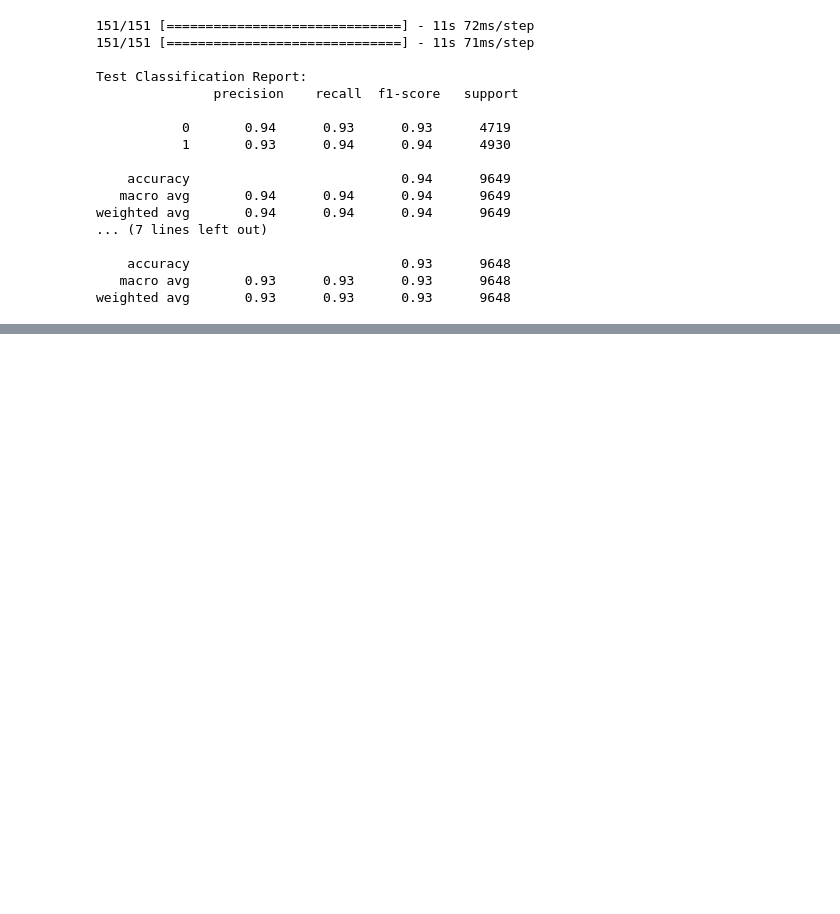
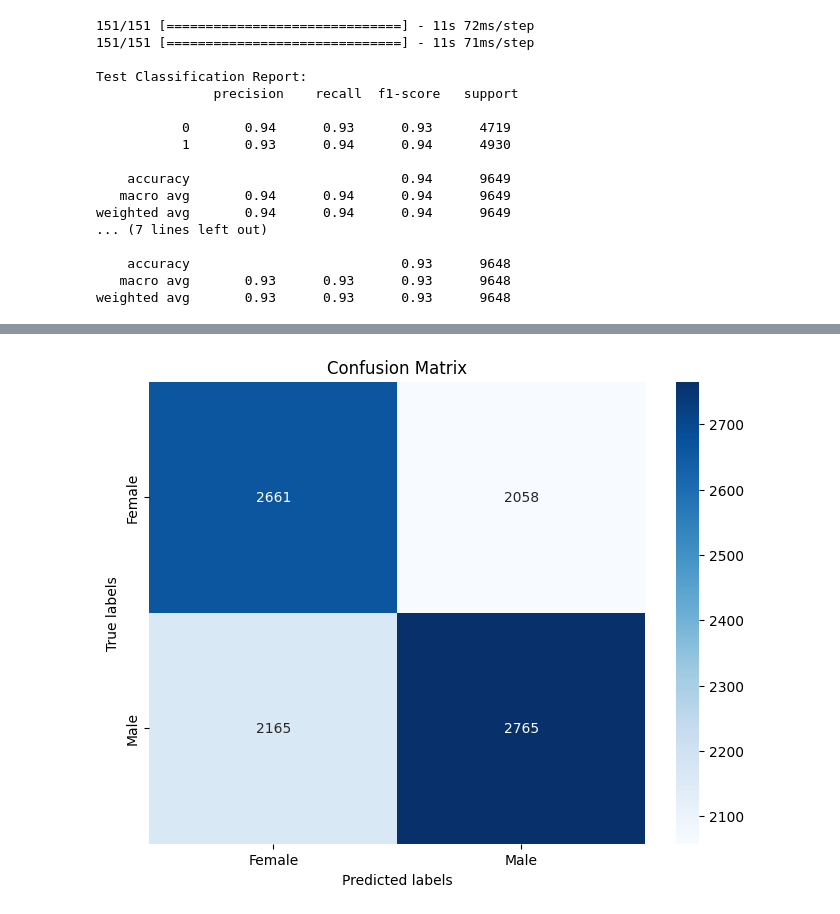
Before and after one commit to davhig/Gender-Classification, a Jupyter notebook: Gender_classification.ipynb, the cells around one changed output, grey strips where cells are left out. Drawn from its saved outputs; the diff is of its cells as text; code cells hidden in the pictures; blank space fills up the shorter version.

```diff
--- a/Gender_classification.ipynb
+++ b/Gender_classification.ipynb
@@ -624,0 +661,15 @@ weighted avg       0.93      0.93      0.93      9648
+# %%
+from sklearn.preprocessing import StandardScaler
+from sklearn.linear_model import LogisticRegression
+import numpy as np
+
+# Scale the training and test data
+scaler = StandardScaler()
+X_train_scaled = scaler.fit_transform(X_train)
+X_test_scaled = scaler.transform(X_test)
+
+# Initialize logistic regression model with a higher max_iter
+logistic_model = LogisticRegression(max_iter=5000, multi_class='ovr', random_state=42)
+
+# Train the logistic regression model with scaled data
+logistic_model.fit(X_train_scaled, np.argmax(y_train, axis=1))
@@ -624,0 +685,4 @@ weighted avg       0.93      0.93      0.93      9648
+# %%
+# Evaluate the model
+predictions = logistic_model.predict(X_test_scaled)
+print(predictions)
@@ -624,0 +729,17 @@ weighted avg       0.93      0.93      0.93      9648
+# %%
+from sklearn.metrics import confusion_matrix
+import seaborn as sns
+import matplotlib.pyplot as plt
+
+# Calculate confusion matrix
+cm = confusion_matrix(np.argmax(y_test, axis=1), predictions)
+
+# Plot confusion matrix
+plt.figure(figsize=(8, 6))
+sns.heatmap(cm, annot=True, fmt="d", cmap="Blues", xticklabels=["Female", "Male"], yticklabels=["Female", "Male"])
+plt.xlabel("Predicted labels")
+plt.ylabel("True labels")
+plt.title("Confusion Matrix")
+plt.show()
+# %% [output]
+[figure, added]
```
Also changed, not shown: parts of 17 cells of this notebook.
